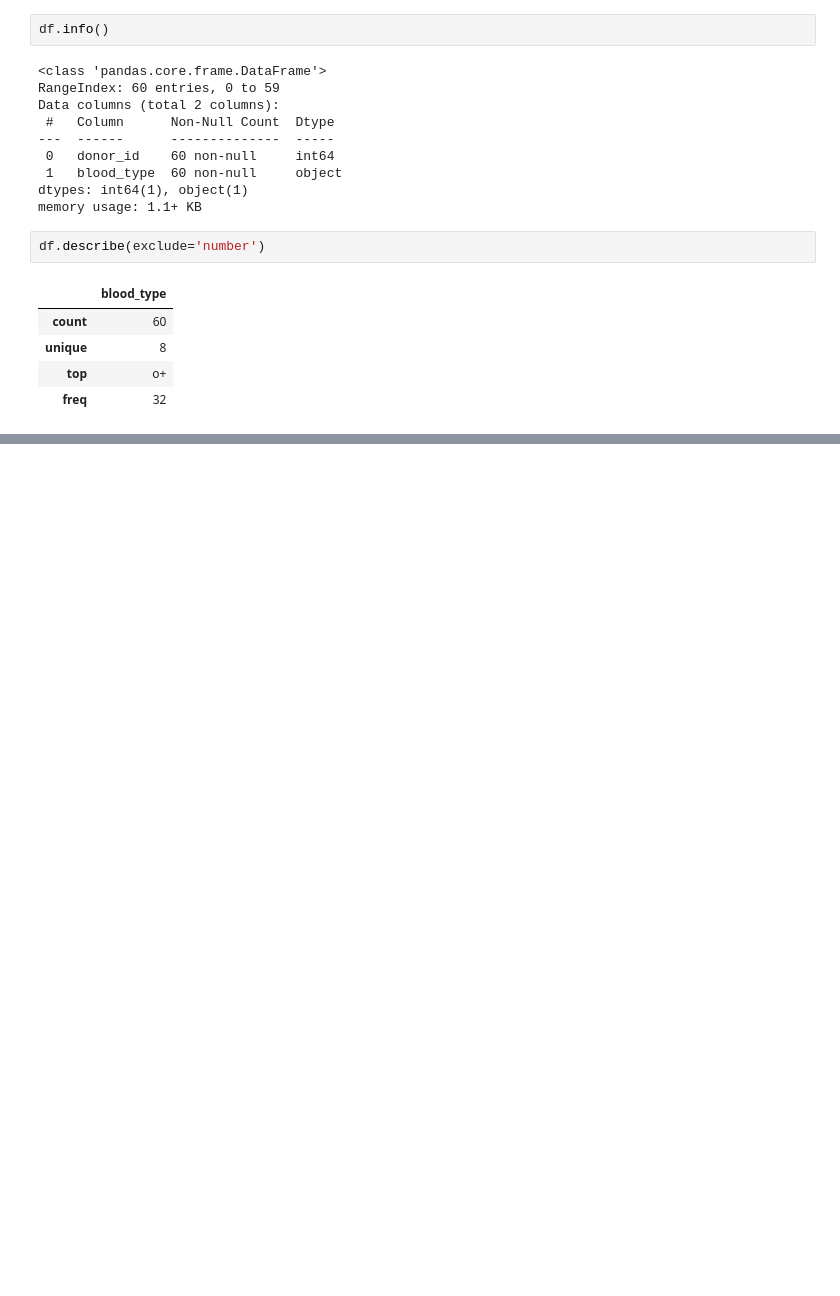
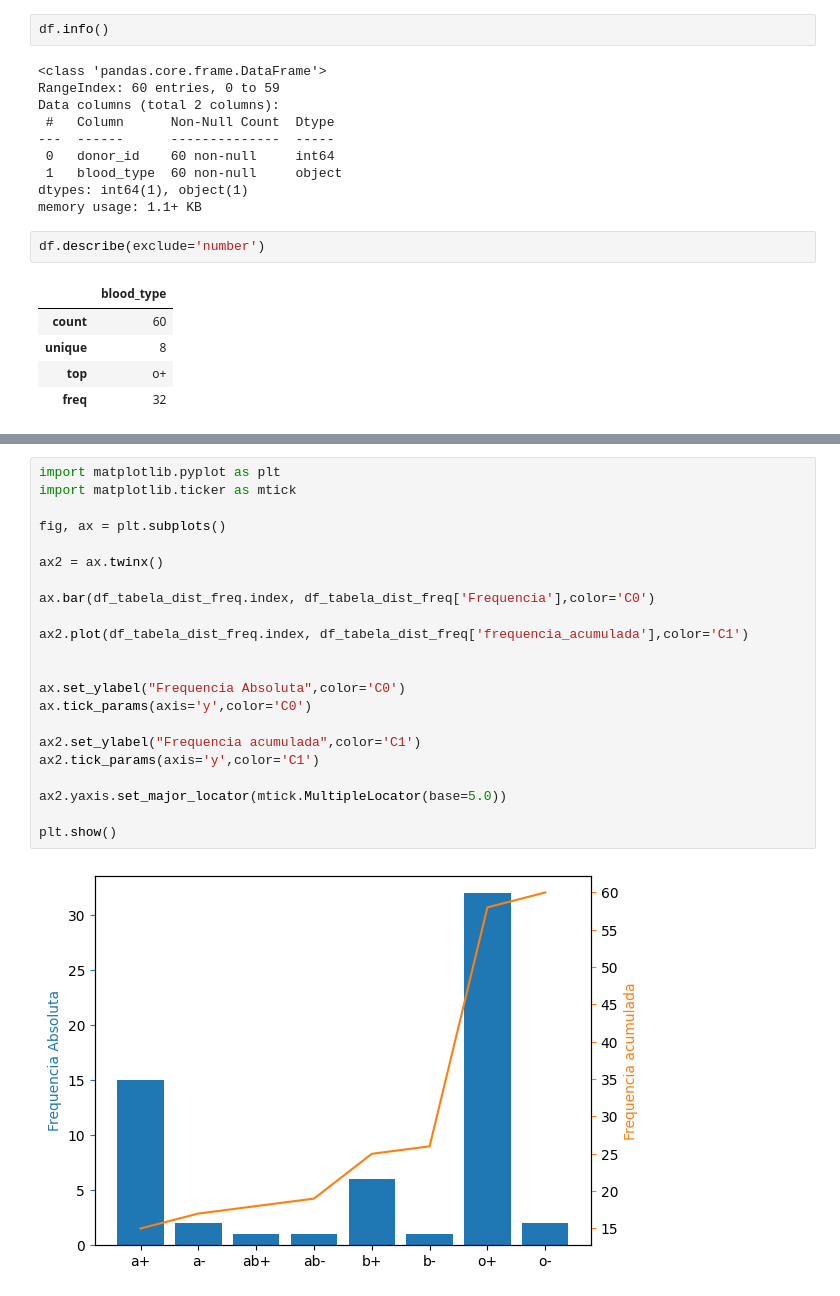
Before and after one commit to kiwsley/ciencia_de_dados, a Jupyter notebook: estatisticas/estatistica_descritiva_univariada_frequencias_parte_1.ipynb, the cells around one changed output, grey strips where cells are left out. Drawn from its saved outputs; the diff is of its cells as text; blank space fills up the shorter version.

```diff
--- a/estatisticas/estatistica_descritiva_univariada_frequencias_parte_1.ipynb
+++ b/estatisticas/estatistica_descritiva_univariada_frequencias_parte_1.ipynb
@@ -116,0 +125,24 @@ tabela_distribuicao_frequencias(df,'blood_type')
+# %%
+import matplotlib.pyplot as plt
+import matplotlib.ticker as mtick
+
+fig, ax = plt.subplots()
+
+ax2 = ax.twinx()
+
+ax.bar(df_tabela_dist_freq.index, df_tabela_dist_freq['Frequencia'],color='C0')
+
+ax2.plot(df_tabela_dist_freq.index, df_tabela_dist_freq['frequencia_acumulada'],color='C1')
+
+
+ax.set_ylabel("Frequencia Absoluta",color='C0')
+ax.tick_params(axis='y',color='C0')
+
+ax2.set_ylabel("Frequencia acumulada",color='C1')
+ax2.tick_params(axis='y',color='C1')
+
+ax2.yaxis.set_major_locator(mtick.MultipleLocator(base=5.0))
+
+plt.show()
+# %% [output]
+[figure, added]
```
Also changed, not shown: parts of 5 cells of this notebook, 2 other files.
